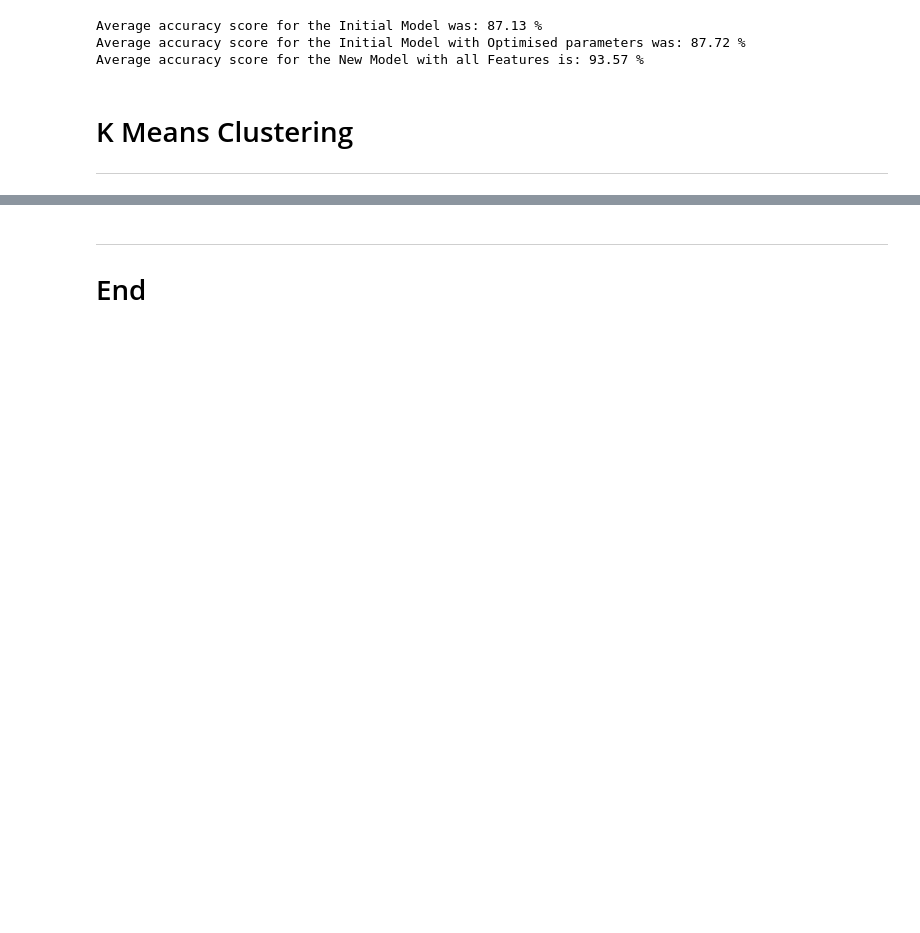
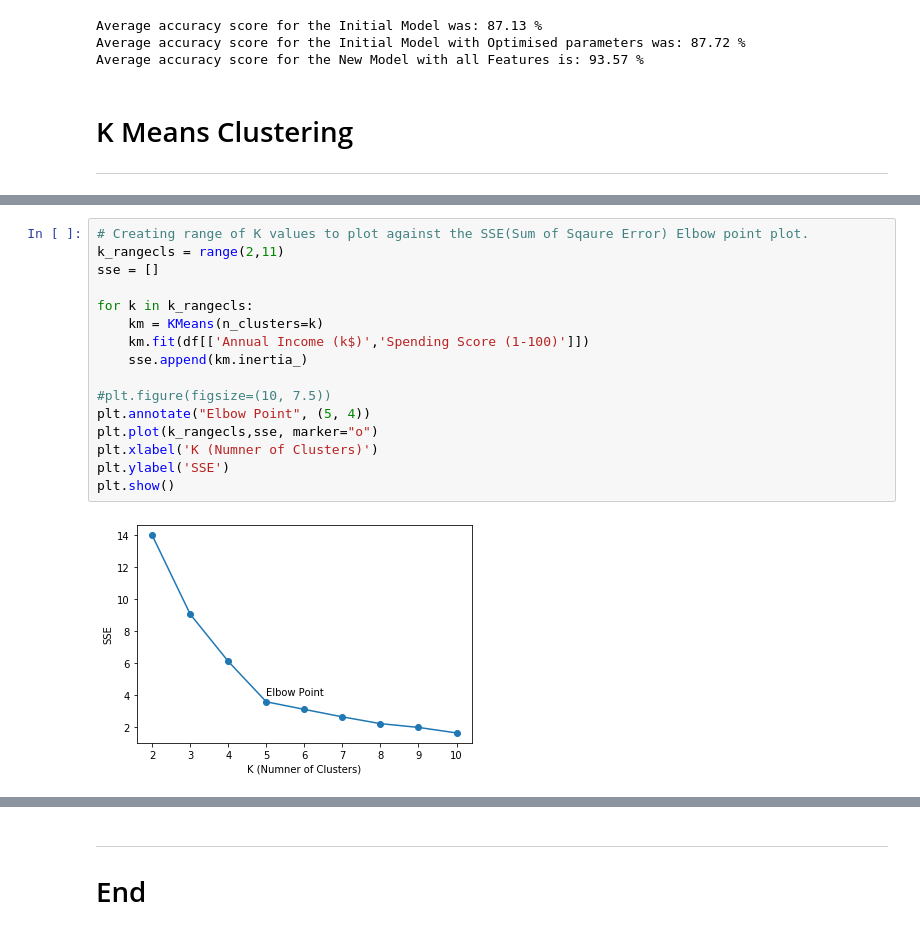
Before and after one commit to colmhiggs11/Machine_Learning_21_CH, a Jupyter notebook: Scikit-Learn.ipynb, the cells around one changed output, grey strips where cells are left out. Cells and saved outputs as stored; diff of their text form; blank space fills up the shorter version.

Commit message:
Completed Clustering section, Completed references

```diff
--- a/Scikit-Learn.ipynb
+++ b/Scikit-Learn.ipynb
@@ -884 +895,19 @@ df['Clus_pred'] = y_pred_clus
+# %%
+# Creating range of K values to plot against the SSE(Sum of Sqaure Error) Elbow point plot.
+k_rangecls = range(2,11)
+sse = []
+
+for k in k_rangecls:
+    km = KMeans(n_clusters=k)
+    km.fit(df[['Annual Income (k$)','Spending Score (1-100)']])
+    sse.append(km.inertia_)
+
+#plt.figure(figsize=(10, 7.5))
+plt.annotate("Elbow Point", (5, 4))
+plt.plot(k_rangecls,sse, marker="o")
+plt.xlabel('K (Numner of Clusters)')
+plt.ylabel('SSE')
+plt.show()
+# %% [output]
+[figure, added]
 # %%
```
Also changed, not shown: parts of 42 cells of this notebook, 2 other files.
